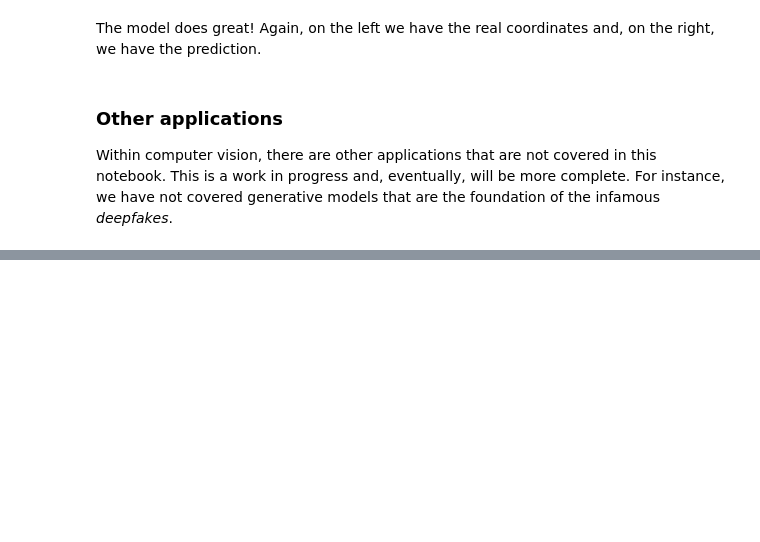
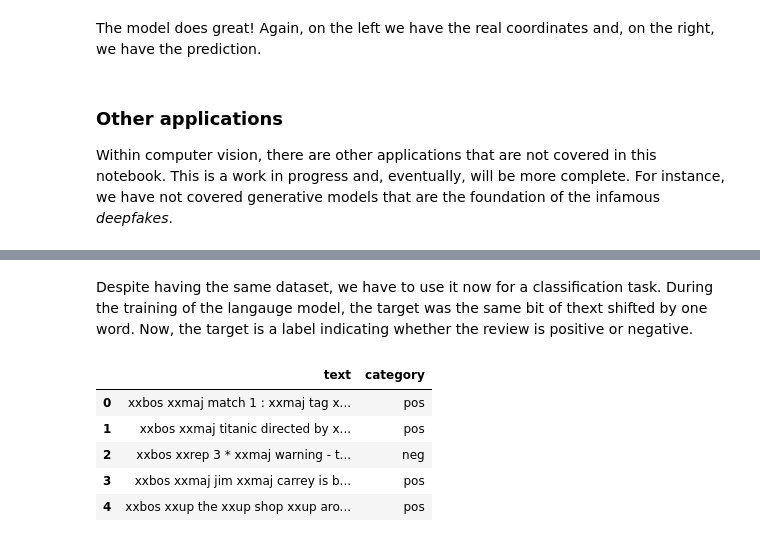
Before and after one commit to BorjaRequena/ML_applications, a Jupyter notebook: 00_core.ipynb, the cells around one changed output, grey strips where cells are left out. Drawn from its saved outputs; the diff is of its cells as text; code cells hidden in the pictures; blank space fills up the shorter version.

```diff
--- a/00_core.ipynb
+++ b/00_core.ipynb
@@ -320,0 +442,21 @@ Within computer vision, there are other applications that are not covered in thi
+# %%
+path = untar_data(URLs.IMDB)
+# %%
+dls_clas = DataBlock(
+    blocks=(TextBlock.from_folder(path, vocab=dls_lm.vocab), CategoryBlock),
+    get_y = parent_label,
+    get_items=partial(get_text_files, folders=['train', 'test']),
+    splitter=GrandparentSplitter(valid_name='test')
+).dataloaders(path, path=path, bs=128, seq_len=72)
+# %% [markdown]
+Despite having the same dataset, we have to use it now for a classification task. During the training of the langauge model, the target was the same bit of thext shifted by one word. Now, the target is a label indicating whether the review is positive or negative.
+# %%
+#collapse_input closed
+dls_clas.show_batch(max_n=5)
+# %% [output]
+|  | text | category |
+| 0 | xxbos xxmaj match 1 : xxmaj tag x... | pos |
+| 1 | xxbos xxmaj titanic directed by x... | pos |
+| 2 | xxbos xxrep 3 * xxmaj warning - t... | neg |
+| 3 | xxbos xxmaj jim xxmaj carrey is b... | pos |
+| 4 | xxbos xxup the xxup shop xxup aro... | pos |
```
Also changed, not shown: parts of 55 cells of this notebook, 4 other files.
